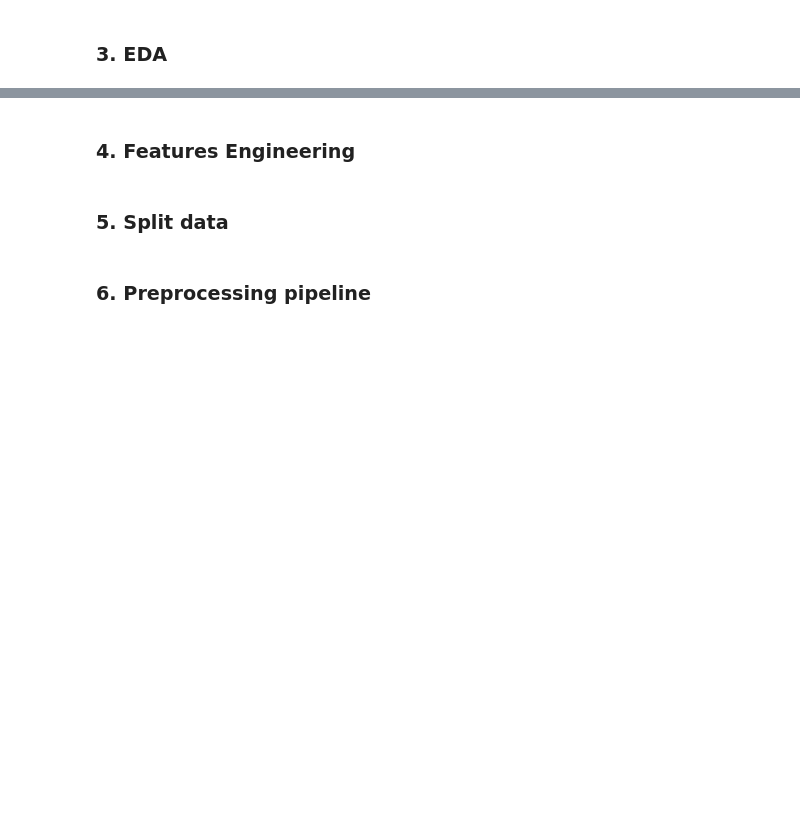
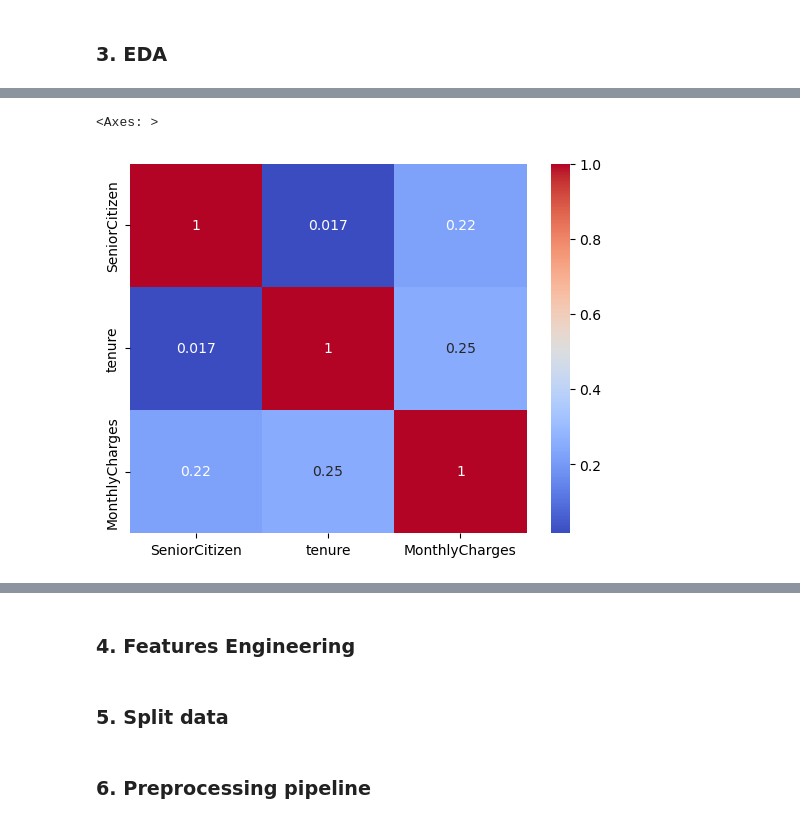
Before and after one commit to taiyobali/customer-churn-prediction, a Jupyter notebook: notebooks/customer_churn_prediction.ipynb, the cells around one changed output, grey strips where cells are left out. Saved outputs shown, nothing was run; the diff lists cells and outputs as text; code cells hidden in the pictures; blank space fills up the shorter version.

```diff
--- a/notebooks/customer_churn_prediction.ipynb
+++ b/notebooks/customer_churn_prediction.ipynb
@@ -18,0 +92,6 @@ raw_data.head(1)
+# %%
+
+sns.heatmap(data=raw_data.corr(numeric_only=True), cmap="coolwarm", annot=True, )
+# %% [output]
+<Axes: >
+[figure, added]
```
Also changed, not shown: parts of 54 cells of this notebook, 5 other files.
